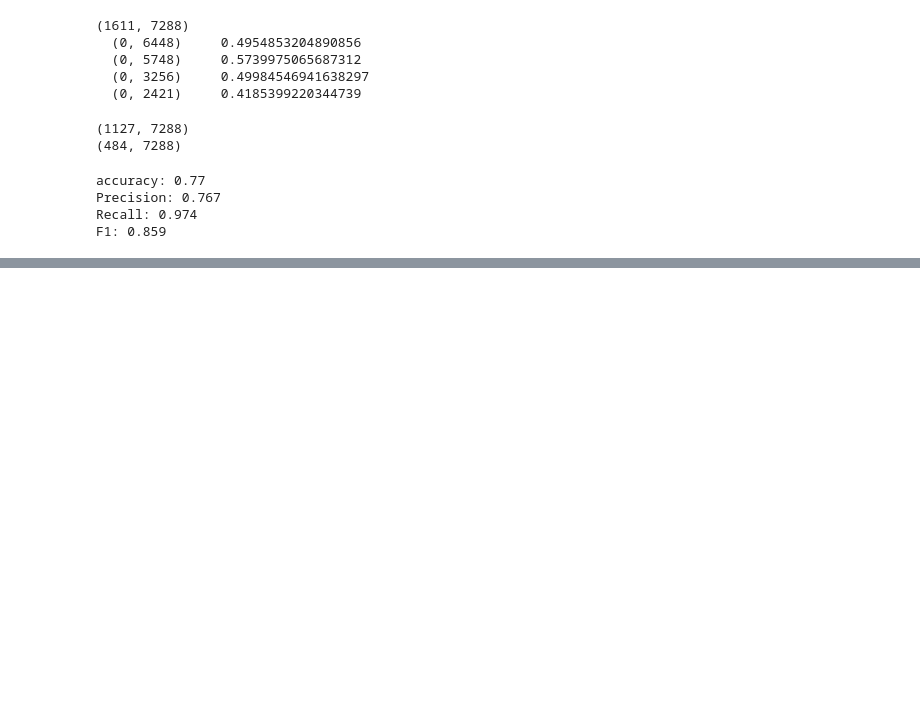
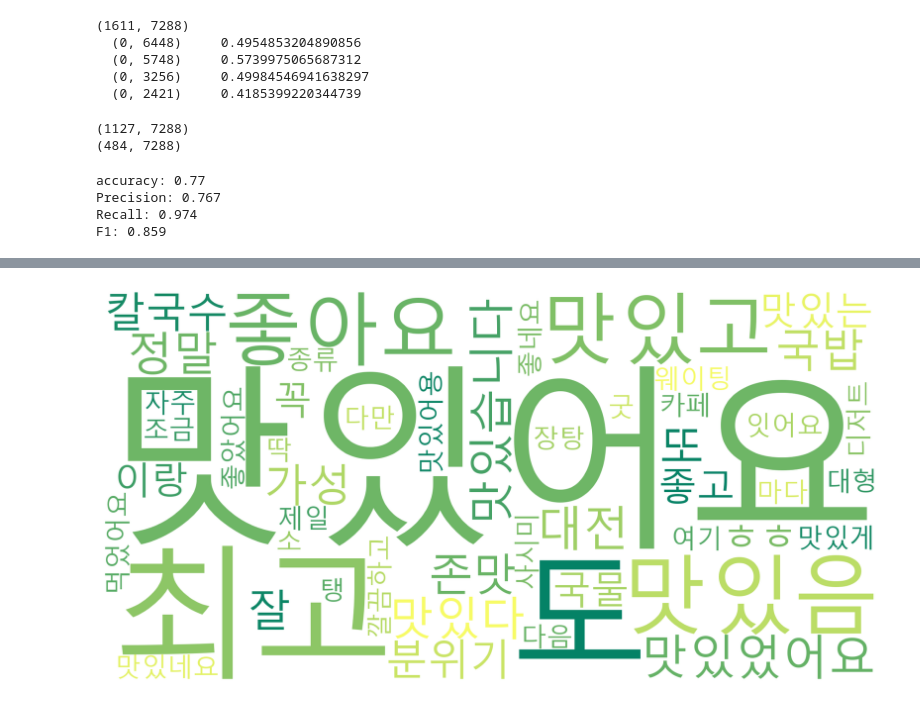
Before and after one commit to wogur0915/Hot_Place_NLP_Project, a Jupyter notebook: kakao_modelize.ipynb, the cells around one changed output, grey strips where cells are left out. Cells and saved outputs as stored; diff of their text form; code cells hidden in the pictures; blank space fills up the shorter version.

```diff
--- a/kakao_modelize.ipynb
+++ b/kakao_modelize.ipynb
@@ -418,0 +421,3 @@ with open('맛집리뷰분석_충남대_재학습.model', 'wb') as fw:
+# %%
+invert_index_vectorizer = {v:k for k, v in index_vectorizer.vocabulary_.items()}
+print(str(invert_index_vectorizer)[:100]+'..')
@@ -418,0 +426,3 @@ with open('맛집리뷰분석_충남대_재학습.model', 'wb') as fw:
+# %%
+for coef in coef_pos_index[:10]:
+    print(invert_index_vectorizer[coef[1]], coef[0])
@@ -418,0 +440,3 @@ with open('맛집리뷰분석_충남대_재학습.model', 'wb') as fw:
+# %%
+for coef in coef_pos_index[-10:]:
+    print(invert_index_vectorizer[coef[1]], coef[0])
@@ -418,0 +454,9 @@ with open('맛집리뷰분석_충남대_재학습.model', 'wb') as fw:
+# %%
+#긍정
+pos_key = []
+pos_value = []
+for coef in coef_pos_index[:50]:   #50단어 뽑기
+    pos_key.append(invert_index_vectorizer[coef[1]])
+    pos_value.append(coef[0])
+pos_wc = dict(zip(pos_key, pos_value))  #딕셔너리로 변환
+pos_wc
@@ -418,0 +510,17 @@ with open('맛집리뷰분석_충남대_재학습.model', 'wb') as fw:
+# %%
+from wordcloud import WordCloud
+from IPython.display import set_matplotlib_formats
+set_matplotlib_formats('retina')
+wordcloud = WordCloud(font_path= "c:/Windows/fonts/malgun.ttf",
+                      relative_scaling = 0.2,
+                      max_font_size = 600,
+                      background_color='white',
+                      colormap = 'summer',
+                      width=2000, height=1000).generate_from_frequencies(pos_wc)
+
+plt.figure(figsize = (12,8))
+plt.imshow(wordcloud)
+plt.axis('off')
+plt.show()
+# %% [output]
+[figure, added]
```
Also changed, not shown: parts of 7 cells of this notebook.
